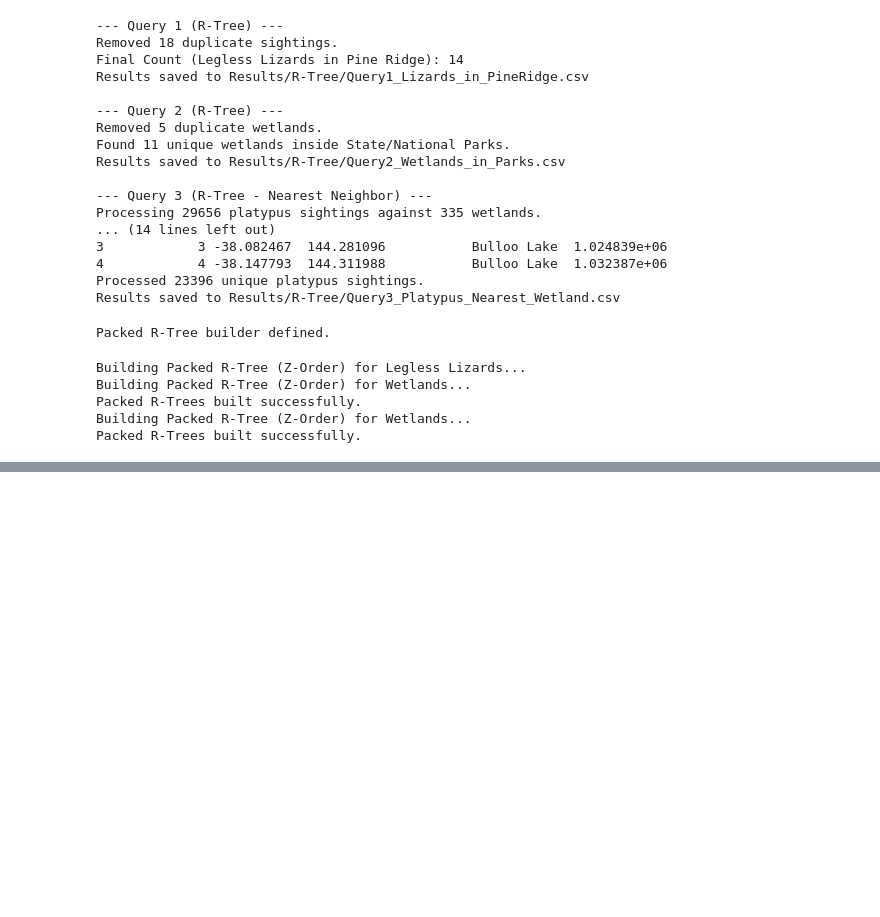
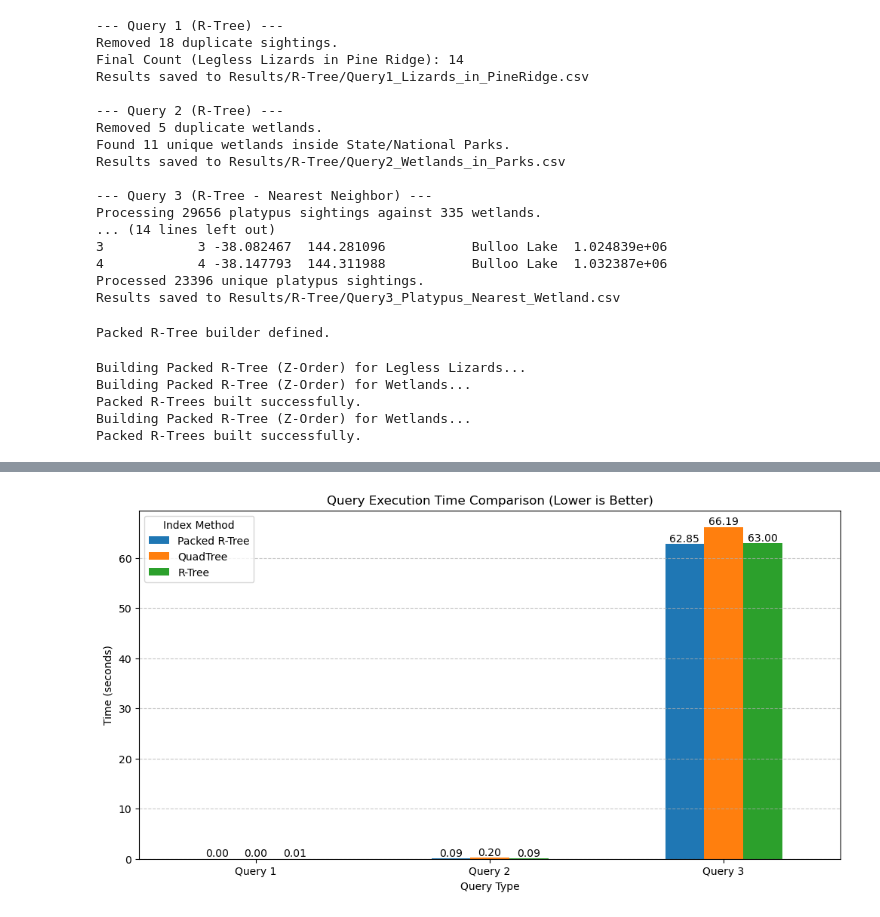
Before and after one commit to gjskywalker/COMP6311G_Assignments, a Jupyter notebook: Assignment_2/Assignment_2.ipynb, the cells around one changed output, grey strips where cells are left out. Cells and saved outputs as stored; diff of their text form; code cells hidden in the pictures; blank space fills up the shorter version.

Commit message:
Add Time

```diff
--- a/Assignment_2/Assignment_2.ipynb
+++ b/Assignment_2/Assignment_2.ipynb
@@ -1448,0 +1467,78 @@ else:
+# %%
+# --- Performance Comparison Experiment ---
+import time
+import pandas as pd
+import matplotlib.pyplot as plt
+
+# Initialize results list
+performance_results = []
+
+def measure_execution_time(method_name, query_name, func, *args):
+    print(f"Running {query_name} with {method_name}...")
+    start_time = time.time()
+    # Execute the query function
+    func(*args)
+    end_time = time.time()
+    duration = end_time - start_time
+    print(f"Done. Duration: {duration:.4f}s")
+    return {
+        "Method": method_name,
+        "Query": query_name,
+        "Time (s)": duration
+    }
+
+print("Starting Performance Tests...\n")
+
+# --- QuadTree ---
+if 'lizard_tree' in globals() and 'wetland_tree' in globals():
+    performance_results.append(measure_execution_time("QuadTree", "Query 1", run_query_1, lizard_tree, legless_gdf, protected_areas_gdf))
+    performance_results.append(measure_execution_time("QuadTree", "Query 2", run_query_2, wetland_tree, wetlands_gdf, protected_areas_gdf))
+    performance_results.append(measure_execution_time("QuadTree", "Query 3", run_query_3, wetland_tree, wetlands_gdf, platypus_gdf))
+else:
+    print("Skipping QuadTree tests (Trees not built).")
+
+# --- R-Tree ---
+if 'lizard_rtree' in globals() and 'wetland_rtree' in globals():
+    performance_results.append(measure_execution_time("R-Tree", "Query 1", run_query_1_rtree, lizard_rtree, legless_gdf, protected_areas_gdf))
+    performance_results.append(measure_execution_time("R-Tree", "Query 2", run_query_2_rtree, wetland_rtree, wetlands_gdf, protected_areas_gdf))
+    performance_results.append(measure_execution_time("R-Tree", "Query 3", run_query_3_rtree, wetland_rtree, wetlands_gdf, platypus_gdf))
+else:
+    print("Skipping R-Tree tests (Trees not built).")
+
+# --- Packed R-Tree (Z-Order) ---
+if 'lizard_z_rtree' in globals() and 'wetland_z_rtree' in globals():
+    performance_results.append(measure_execution_time("Packed R-Tree", "Query 1", run_query_1_packed, lizard_z_rtree, legless_gdf, protected_areas_gdf))
+    performance_results.append(measure_execution_time("Packed R-Tree", "Query 2", run_query_2_packed, wetland_z_rtree, wetlands_gdf, protected_areas_gdf))
+    performance_results.append(measure_execution_time("Packed R-Tree", "Query 3", run_query_3_packed, wetland_z_rtree, wetlands_gdf, platypus_gdf))
+else:
+    print("Skipping Packed R-Tree tests (Trees not built).")
+
+# --- Display Results ---
+if performance_results:
+    df_perf = pd.DataFrame(performance_results)
+    print("\n--- Performance Comparison Table ---")
+    print(df_perf)
+
+    # --- Plot Results ---
+    try:
+        # Pivot for plotting: Index=Query, Columns=Method, Values=Time
+        pivot_df = df_perf.pivot(index='Query', columns='Method', values='Time (s)')
+
+        # Plot
+        ax = pivot_df.plot(kind='bar', figsize=(12, 6), rot=0)
+        plt.title('Query Execution Time Comparison (Lower is Better)')
+        plt.ylabel('Time (seconds)')
+        plt.xlabel('Query Type')
+        plt.grid(axis='y', linestyle='--', alpha=0.7)
+        plt.legend(title='Index Method')
+
+        # Add value labels on top of bars
+        for container in ax.containers:
+            ax.bar_label(container, fmt='%.2f')
+
+        plt.show()
+    except Exception as e:
+        print(f"Could not plot results: {e}")
+else:
+    print("No performance results collected.")
+# %% [output]
@@ -1448,0 +1562 @@ else:
+[figure, added]
```
Also changed, not shown: parts of 2 cells of this notebook.
